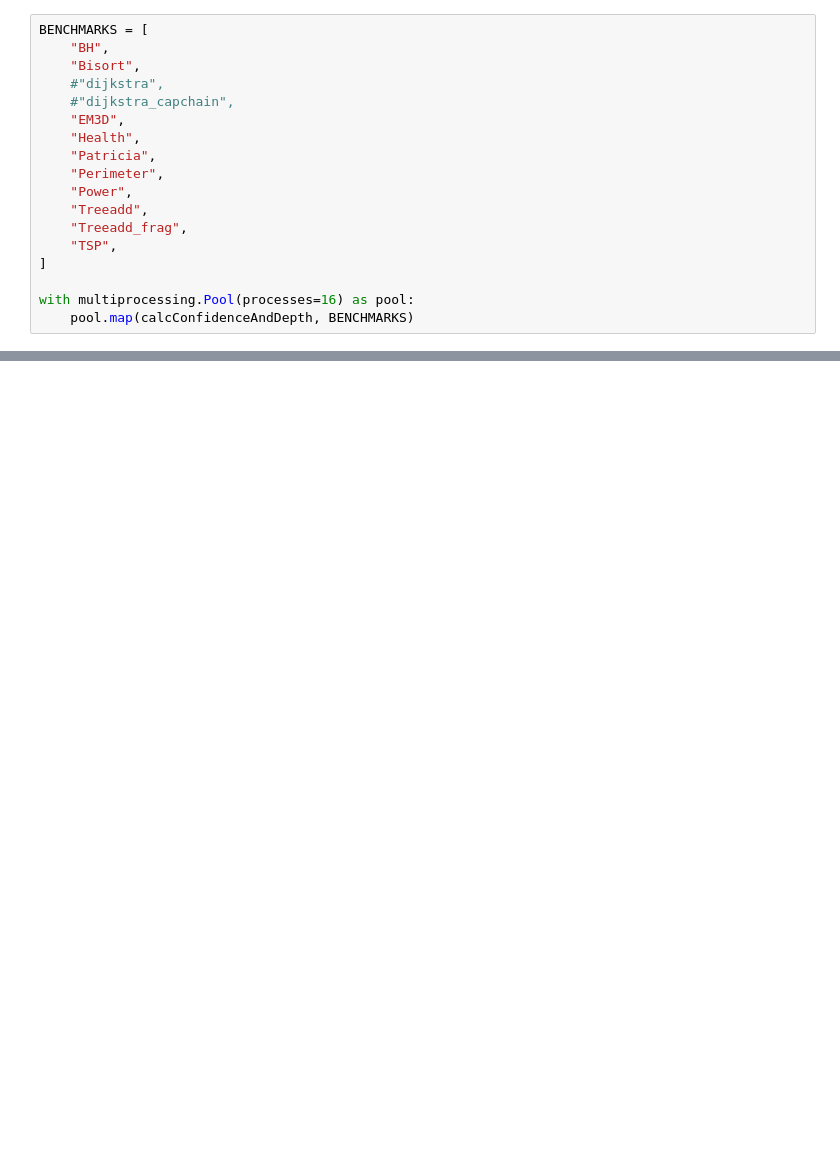
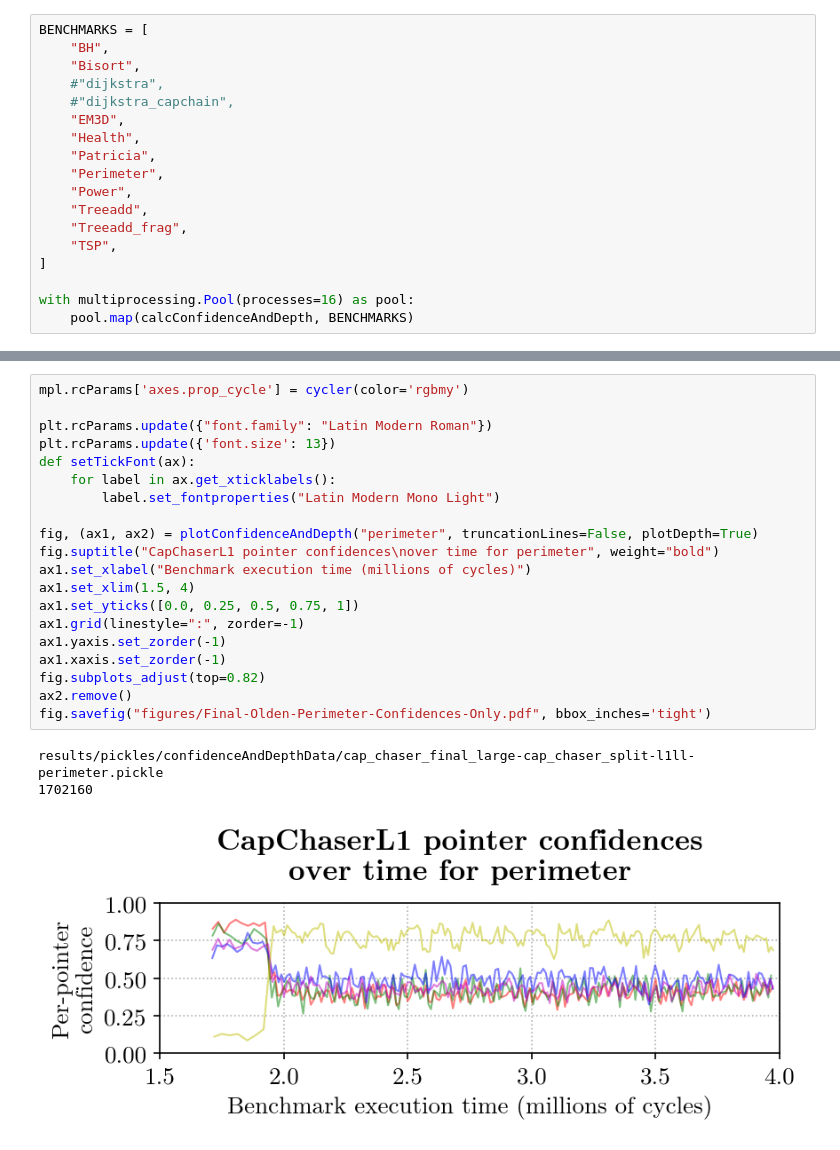
Before and after one commit to louishobson/DE10Pro-cheri-bgas, a Jupyter notebook: bluespec/sim-utils/examinecapchaser.ipynb, the cells around one changed output, grey strips where cells are left out. Cells and saved outputs as stored; diff of their text form; blank space fills up the shorter version.

```diff
--- a/bluespec/sim-utils/examinecapchaser.ipynb
+++ b/bluespec/sim-utils/examinecapchaser.ipynb
@@ -214,0 +238,24 @@ results/pickles/confidenceAndDepthData/cap_chaser_final-cap_chaser_split-l1ll-pe
+# %%
+mpl.rcParams['axes.prop_cycle'] = cycler(color='rgbmy')
+
+plt.rcParams.update({"font.family": "Latin Modern Roman"})
+plt.rcParams.update({'font.size': 13})
+def setTickFont(ax):
+    for label in ax.get_xticklabels():
+        label.set_fontproperties("Latin Modern Mono Light")
+
+fig, (ax1, ax2) = plotConfidenceAndDepth("perimeter", truncationLines=False, plotDepth=True)
+fig.suptitle("CapChaserL1 pointer confidences\nover time for perimeter", weight="bold")
+ax1.set_xlabel("Benchmark execution time (millions of cycles)")
+ax1.set_xlim(1.5, 4)
+ax1.set_yticks([0.0, 0.25, 0.5, 0.75, 1])
+ax1.grid(linestyle=":", zorder=-1)
+ax1.yaxis.set_zorder(-1)
+ax1.xaxis.set_zorder(-1)
+fig.subplots_adjust(top=0.82)
+ax2.remove()
+fig.savefig("figures/Final-Olden-Perimeter-Confidences-Only.pdf", bbox_inches='tight')
+# %% [output]
+results/pickles/confidenceAndDepthData/cap_chaser_final_large-cap_chaser_split-l1ll-perimeter.pickle
+1702160
+[figure, added]
```
Also changed, not shown: parts of 3 cells of this notebook, 8 other files.
